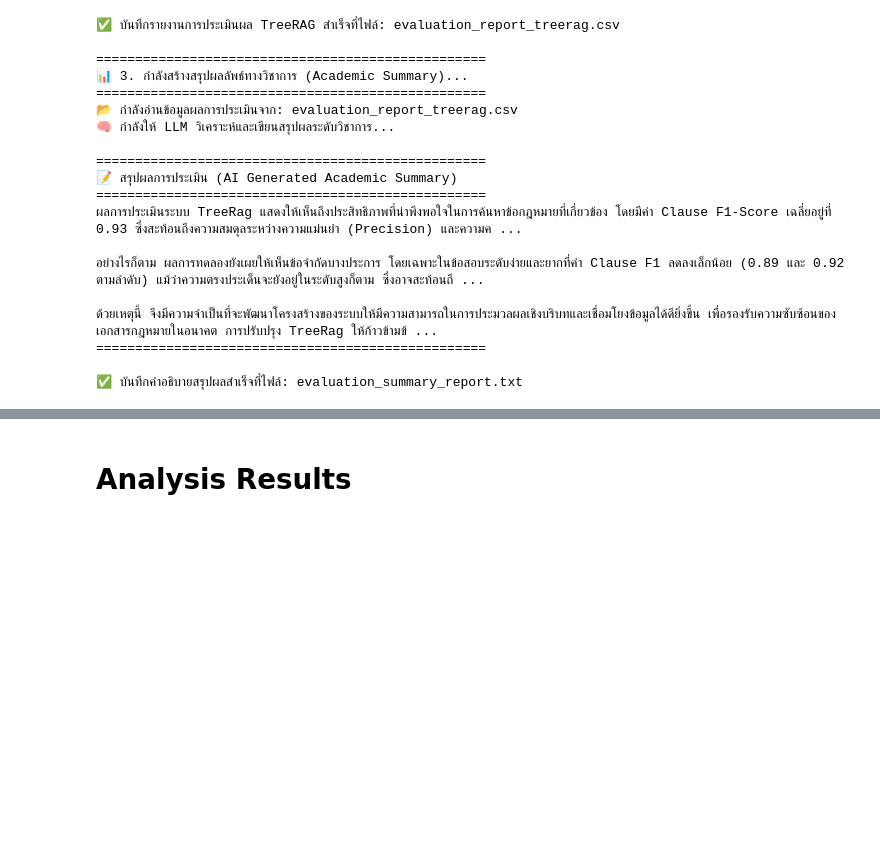
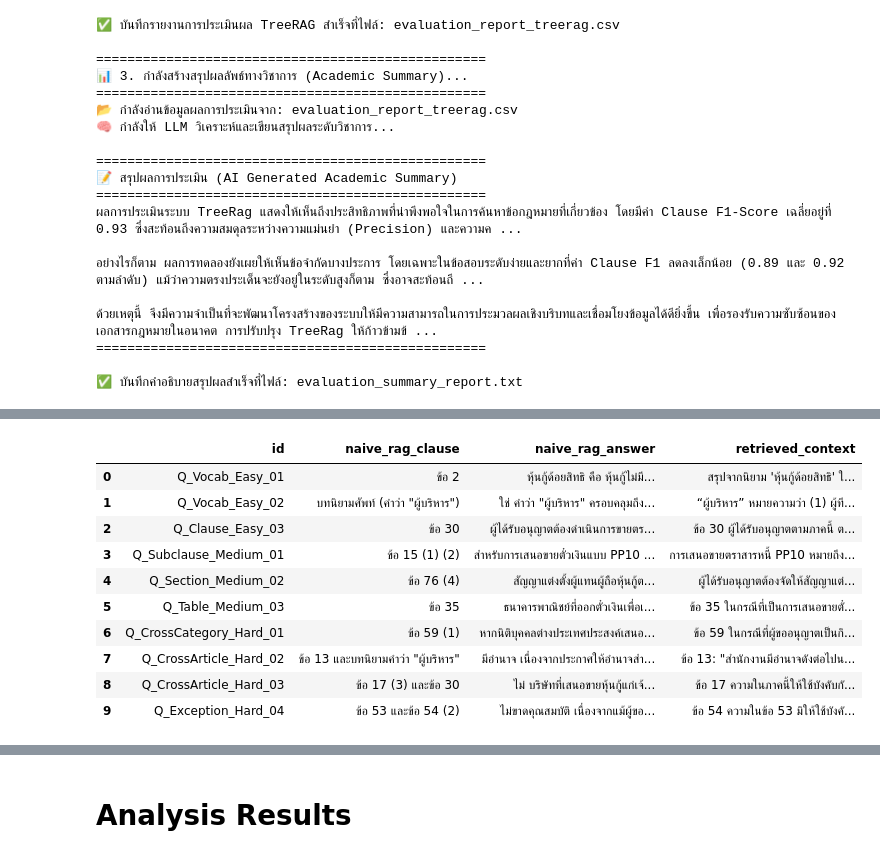
Before and after one commit to aiywatch/agentic-treerag-legaltech, a Jupyter notebook: 5 evaluation.ipynb, the cells around one changed output, grey strips where cells are left out. Drawn from its saved outputs; the diff is of its cells as text; code cells hidden in the pictures; blank space fills up the shorter version.

```diff
--- a/5 evaluation.ipynb
+++ b/5 evaluation.ipynb
@@ -403,3 +404,17 @@ df_final_report
 | 7 | Q_CrossArticle_Hard_02 | ยาก | หาก ก.ล.ต. พบว่าข้อเท็จจริงของบริ... | สั่งได้ เนื่องจากข้อ 13 (1) ให้อำ... | [ข้อ 13 (1), ข้อ 2] | ทดสอบระดับ 'ปนมาตรา (Multi-hop)' ... | ข้อ 13 (1), ข้อ 2 | ... |
 | 8 | Q_CrossArticle_Hard_03 | ยาก | หากบริษัทต้องการเสนอขายพันธบัตรให... | ไม่ถูกบังคับ เนื่องจากข้อ 30 วรรค... | [ข้อ 30 วรรคสาม, ข้อ 15] | ทดสอบระดับ 'ปนมาตรา (Multi-hop)' ... | ข้อ 30 วรรคสาม, ข้อ 15 | ... |
 | 9 | Q_Exception_Hard_04 | ยาก | บริษัทมหาชนที่จดทะเบียนในตลาดหลัก... | ไม่ขาดคุณสมบัติ แม้ข้อ 53 (2) จะก... | [ข้อ 53 (2), ข้อ 54 (2)] | ทดสอบ 'ข้อยกเว้น (Exception)' ที่... | ข้อ 53 (2), ข้อ 54 (2) | ... |
+# %%
+df_chatgpt
+# %% [output]
+|  | id | naive_rag_clause | naive_rag_answer | retrieved_context |
+| 0 | Q_Vocab_Easy_01 | ข้อ 2 | หุ้นกู้ด้อยสิทธิ คือ หุ้นกู้ไม่มี... | สรุปจากนิยาม 'หุ้นกู้ด้อยสิทธิ' ใ... |
+| 1 | Q_Vocab_Easy_02 | บทนิยามศัพท์ (คำว่า "ผู้บริหาร") | ใช่ คำว่า "ผู้บริหาร" ครอบคลุมถึง... | “ผู้บริหาร” หมายความว่า (1) ผู้ที... |
+| 2 | Q_Clause_Easy_03 | ข้อ 30 | ผู้ได้รับอนุญาตต้องดำเนินการขายตร... | ข้อ 30 ผู้ได้รับอนุญาตตามภาคนี้ ต... |
+| 3 | Q_Subclause_Medium_01 | ข้อ 15 (1) (2) | สำหรับการเสนอขายตั๋วเงินแบบ PP10 ... | การเสนอขายตราสารหนี้ PP10 หมายถึง... |
+| 4 | Q_Section_Medium_02 | ข้อ 76 (4) | สัญญาแต่งตั้งผู้แทนผู้ถือหุ้นกู้ต... | ผู้ได้รับอนุญาตต้องจัดให้สัญญาแต่... |
+| 5 | Q_Table_Medium_03 | ข้อ 35 | ธนาคารพาณิชย์ที่ออกตั๋วเงินเพื่อเ... | ข้อ 35 ในกรณีที่เป็นการเสนอขายตั๋... |
+| 6 | Q_CrossCategory_Hard_01 | ข้อ 59 (1) | หากนิติบุคคลต่างประเทศประสงค์เสนอ... | ข้อ 59 ในกรณีที่ผู้ขออนุญาตเป็นกิ... |
+| 7 | Q_CrossArticle_Hard_02 | ข้อ 13 และบทนิยามคำว่า "ผู้บริหาร" | มีอำนาจ เนื่องจากประกาศให้อำนาจสำ... | ข้อ 13: "สำนักงานมีอำนาจดังต่อไปน... |
+| 8 | Q_CrossArticle_Hard_03 | ข้อ 17 (3) และข้อ 30 | ไม่ บริษัทที่เสนอขายหุ้นกู้แก่เจ้... | ข้อ 17 ความในภาคนี้ให้ใช้บังคับกั... |
+| 9 | Q_Exception_Hard_04 | ข้อ 53 และข้อ 54 (2) | ไม่ขาดคุณสมบัติ เนื่องจากแม้ผู้ขอ... | ข้อ 54 ความในข้อ 53 มิให้ใช้บังคั... |
```
Also changed, not shown: parts of 17 cells of this notebook, 9 other files.
